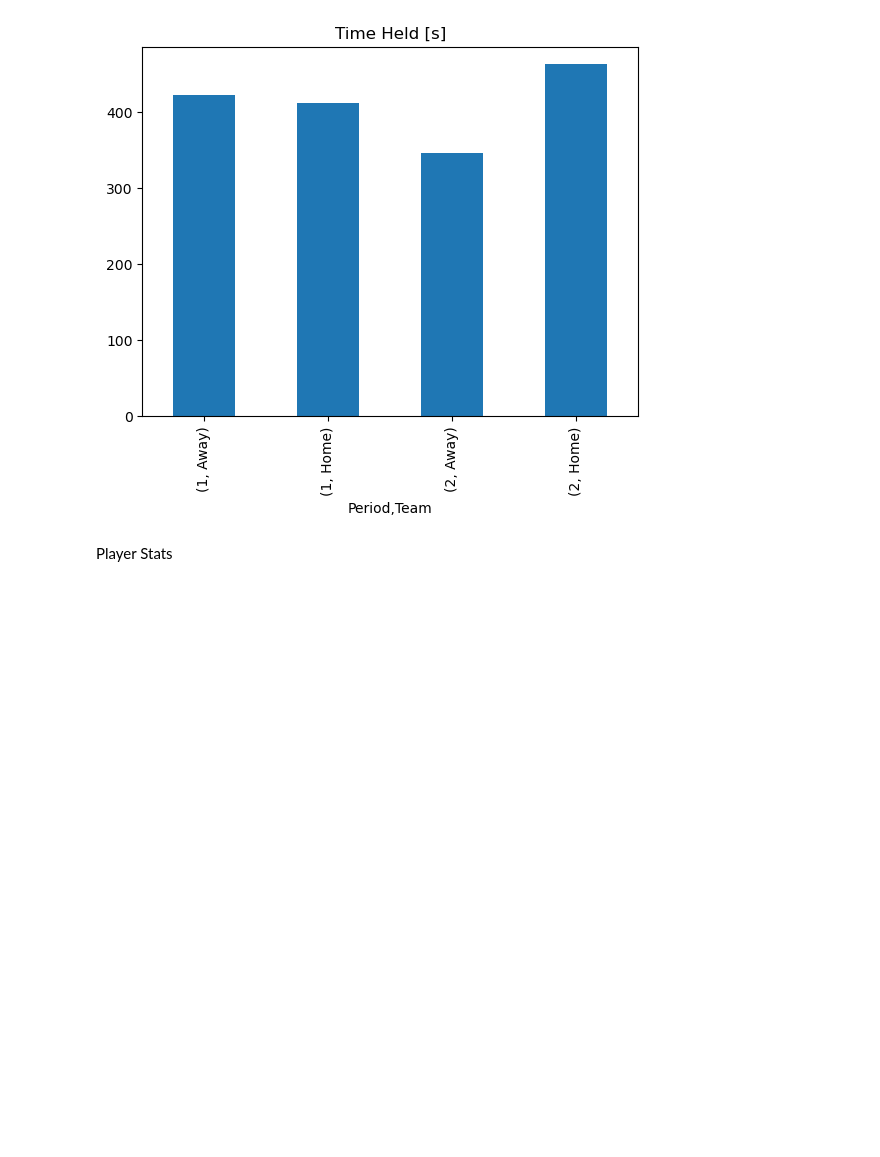
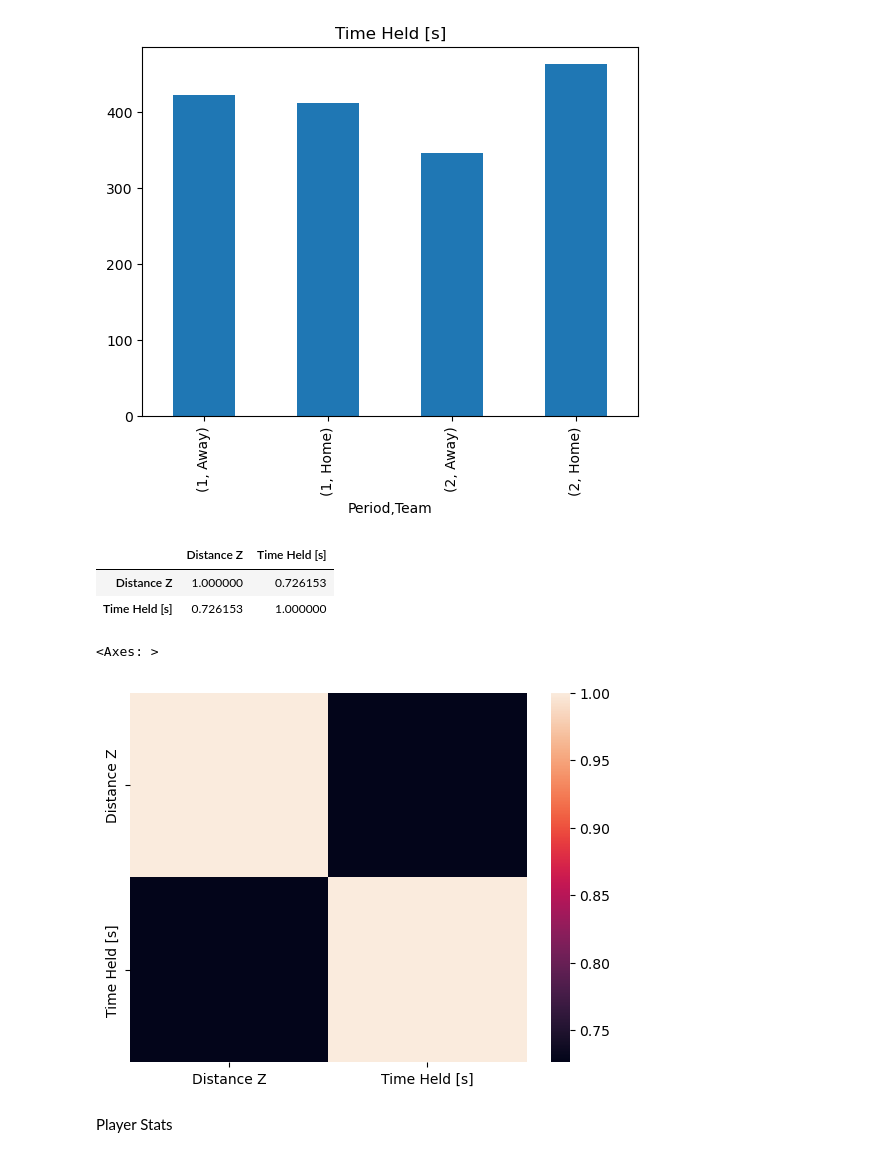
Before and after one commit to lnyousif/Football101, a Jupyter notebook: Sean Notebook.ipynb, the cells around one changed output. Cells and saved outputs as stored; diff of their text form; code cells hidden in the pictures; blank space fills up the shorter version.

```diff
--- a/Sean Notebook.ipynb
+++ b/Sean Notebook.ipynb
@@ -317,6 +320,17 @@ sample_game_1_events["Time Held [s]"].groupby([sample_game_1_events["Period"],sa
 # %% [output]
 <Axes: title={'center': 'Time Held [s]'}, xlabel='Period,Team'>
 [figure]
+# %%
+sample_game_1_events[["Distance Z", "Time Held [s]"]].corr()
+# %% [output]
+|  | Distance Z | Time Held [s] |
+| Distance Z | 1.000000 | 0.726153 |
+| Time Held [s] | 0.726153 | 1.000000 |
+# %%
+sns.heatmap(sample_game_1_events[["Distance Z", "Time Held [s]"]].corr())
+# %% [output]
+<Axes: >
+[figure, added]
 # %% [markdown]
 Player Stats
 # %%
```
Also changed, not shown: parts of 3 cells of this notebook, 1 other file.
